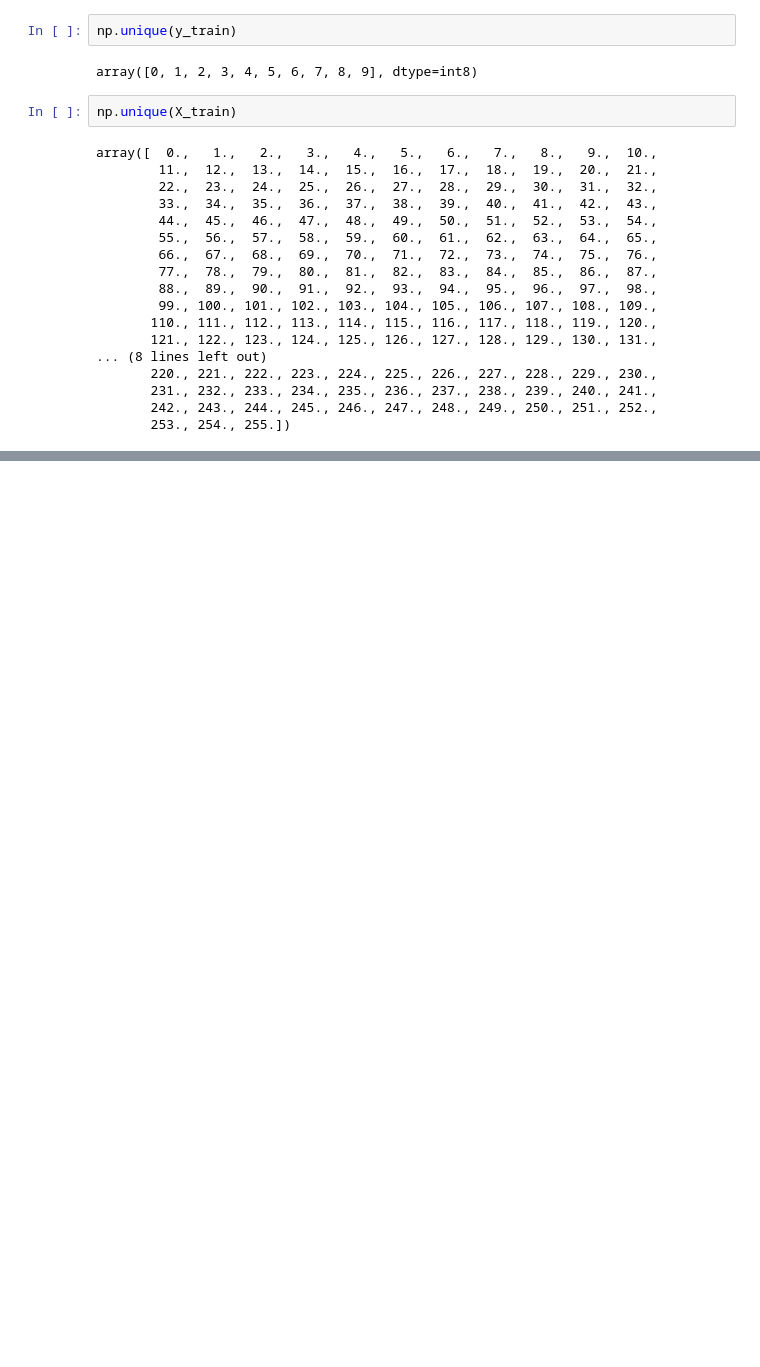
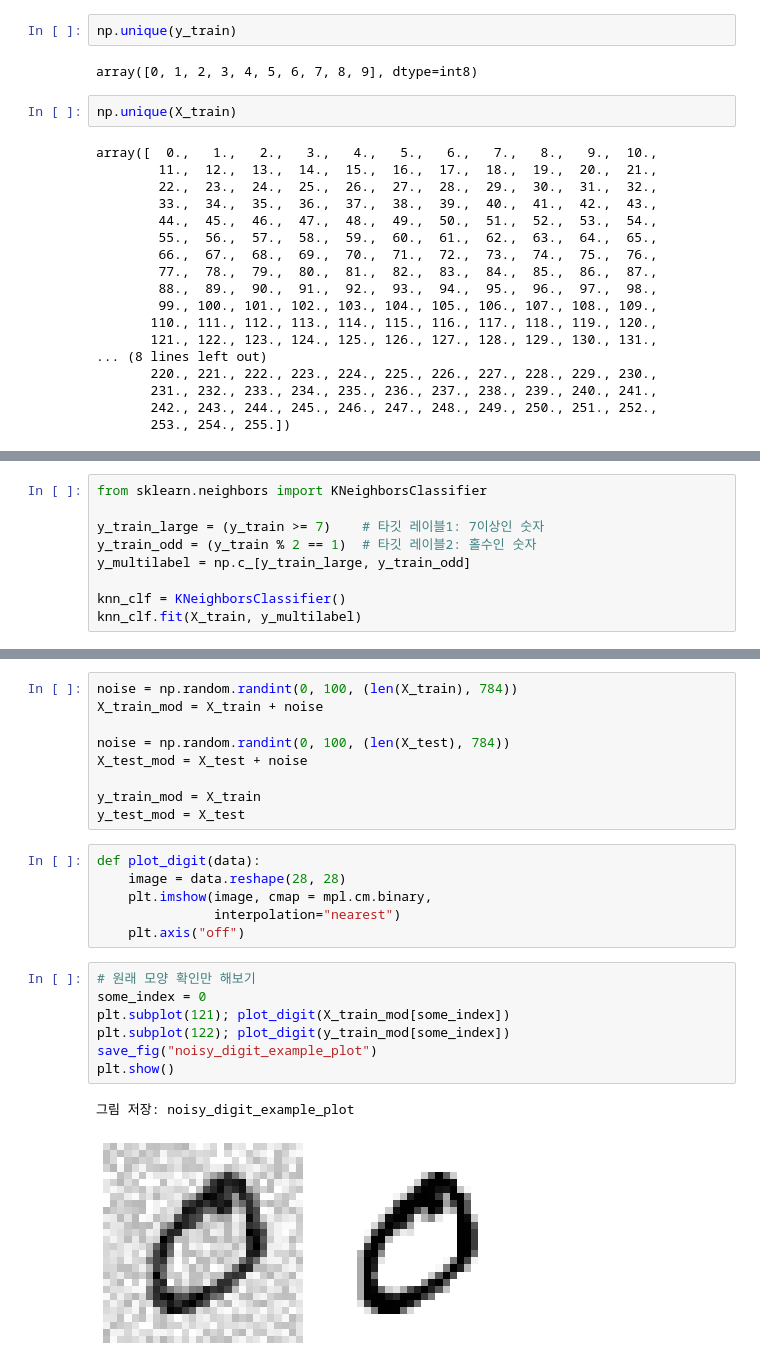
Before and after one commit to Choi-SeoYun/handsOn-ml2, a Jupyter notebook: CHAPTER3/chpater3_분류_p128.ipynb, the cells around one changed output, grey strips where cells are left out. Cells and saved outputs as stored; diff of their text form; blank space fills up the shorter version.

```diff
--- a/CHAPTER3/chpater3_분류_p128.ipynb
+++ b/CHAPTER3/chpater3_분류_p128.ipynb
@@ -493,0 +690,9 @@ ValueError: The number of classes has to be greater than one; got 1 class
+# %%
+from sklearn.neighbors import KNeighborsClassifier
+
+y_train_large = (y_train >= 7)    # 타깃 레이블1: 7이상인 숫자
+y_train_odd = (y_train % 2 == 1)  # 타깃 레이블2: 홀수인 숫자
+y_multilabel = np.c_[y_train_large, y_train_odd]
+
+knn_clf = KNeighborsClassifier()
+knn_clf.fit(X_train, y_multilabel)
@@ -493,0 +744,25 @@ ValueError: The number of classes has to be greater than one; got 1 class
+# %%
+noise = np.random.randint(0, 100, (len(X_train), 784))
+X_train_mod = X_train + noise
+
+noise = np.random.randint(0, 100, (len(X_test), 784))
+X_test_mod = X_test + noise
+
+y_train_mod = X_train
+y_test_mod = X_test
+# %%
+def plot_digit(data):
+    image = data.reshape(28, 28)
+    plt.imshow(image, cmap = mpl.cm.binary,
+               interpolation="nearest")
+    plt.axis("off")
+# %%
+# 원래 모양 확인만 해보기
+some_index = 0
+plt.subplot(121); plot_digit(X_train_mod[some_index])
+plt.subplot(122); plot_digit(y_train_mod[some_index])
+save_fig("noisy_digit_example_plot")
+plt.show()
+# %% [output]
+그림 저장: noisy_digit_example_plot
+[figure, added]
```
Also changed, not shown: parts of 44 cells of this notebook, 5 other files.
